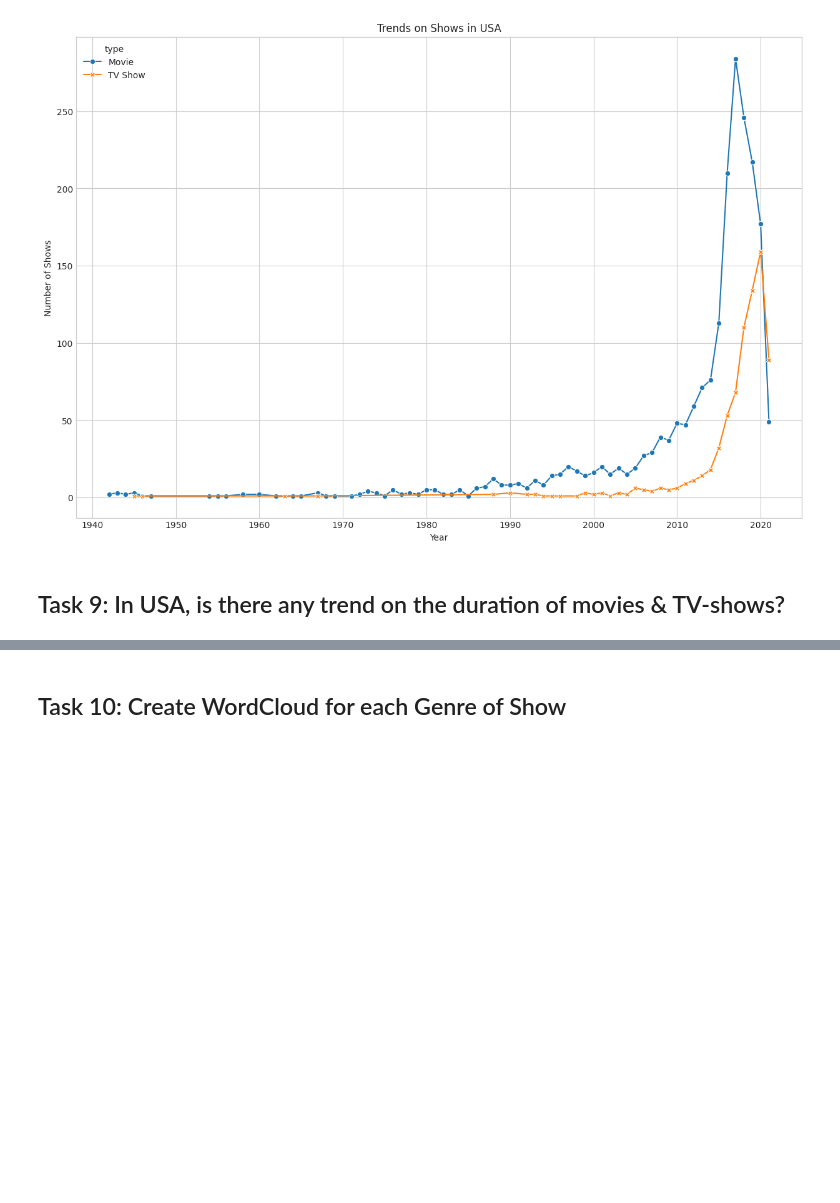
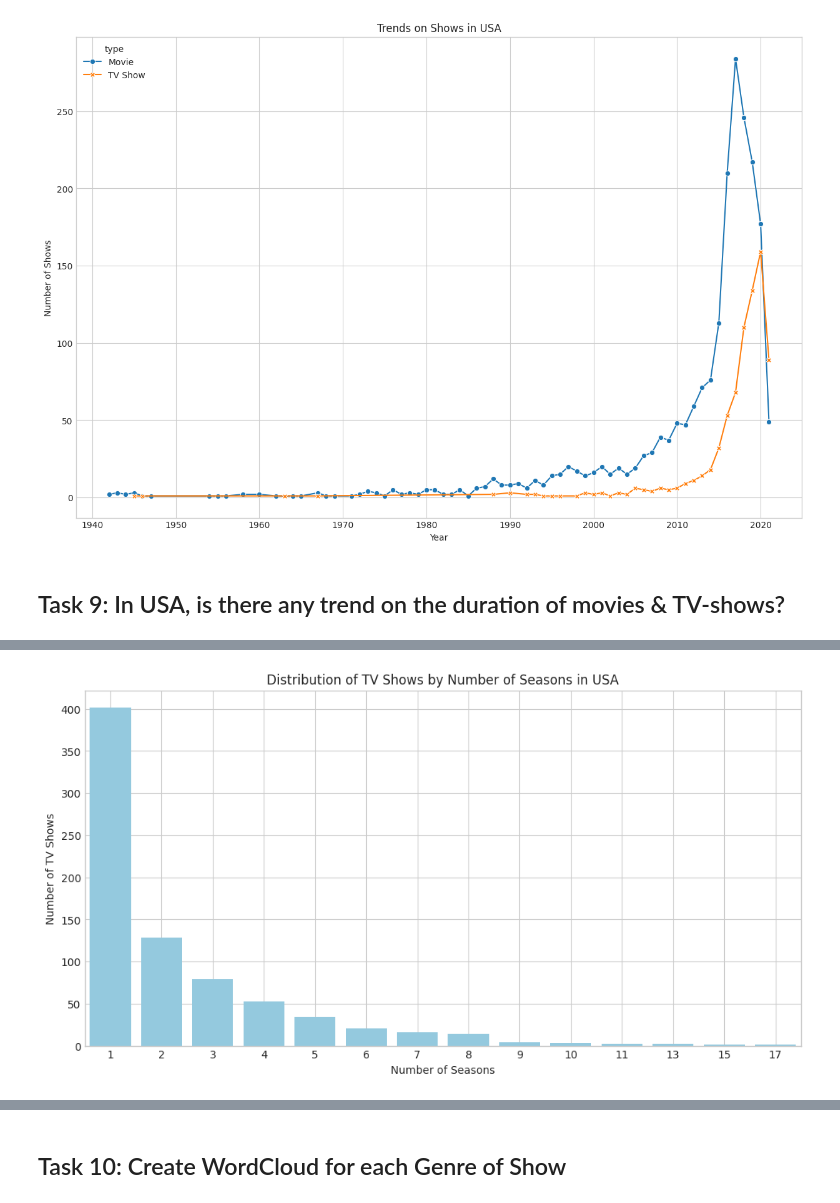
Before and after one commit to npa02/netflix-analysis, a Jupyter notebook: notebooks/test.ipynb, the cells around one changed output, grey strips where cells are left out. Saved outputs shown, nothing was run; the diff lists cells and outputs as text; code cells hidden in the pictures; blank space fills up the shorter version.

Commit message:
Update task 9, divided into 2 smaller diagrams for deeper analyzing

```diff
--- a/notebooks/test.ipynb
+++ b/notebooks/test.ipynb
@@ -234,12 +240,20 @@ plt.close()
 # %% [markdown]
 ## Task 9: In USA, is there any trend on the duration of movies & TV-shows?
 # %%
-duration_trend = df.loc[df['country'] == 'United States']
-duration_trend.head()
+# Filter for USA
+df_usa = df[df['country'] == 'United States'].copy()
 
-# plt.figure(figsize=(15, 10))
-# sns.lineplot(data=duration_trend, x='duration', y='counts', hue='type', style='type', markers=True, dashes=False)
-# plt.title('Trends on Duration of Shows in USA')
-# plt.xlabel('Duration (mins)')
-# plt.ylabel('Number of Shows')
+# ----- TV Shows Duration Distribution -----
+tv_shows = df_usa[df_usa['type'] == 'TV Show'].copy()
+tv_shows['seasons'] = tv_shows['duration'].str.extract(r'(\d+)').astype(int)
+
+plt.figure(figsize=(12, 6))
+sns.countplot(x='seasons', data=tv_shows, color='skyblue')
+plt.title('Distribution of TV Shows by Number of Seasons in USA')
+plt.xlabel('Number of Seasons')
+plt.ylabel('Number of TV Shows')
+plt.grid(True)
+plt.savefig('../results/tv_season_distribution_usa.png')
+plt.show()
+plt.close()
 # %% [output]
@@ -251,0 +260 @@ duration_trend.head()
+[figure, added]
```
Also changed, not shown: parts of 4 cells of this notebook, 2 other files.
